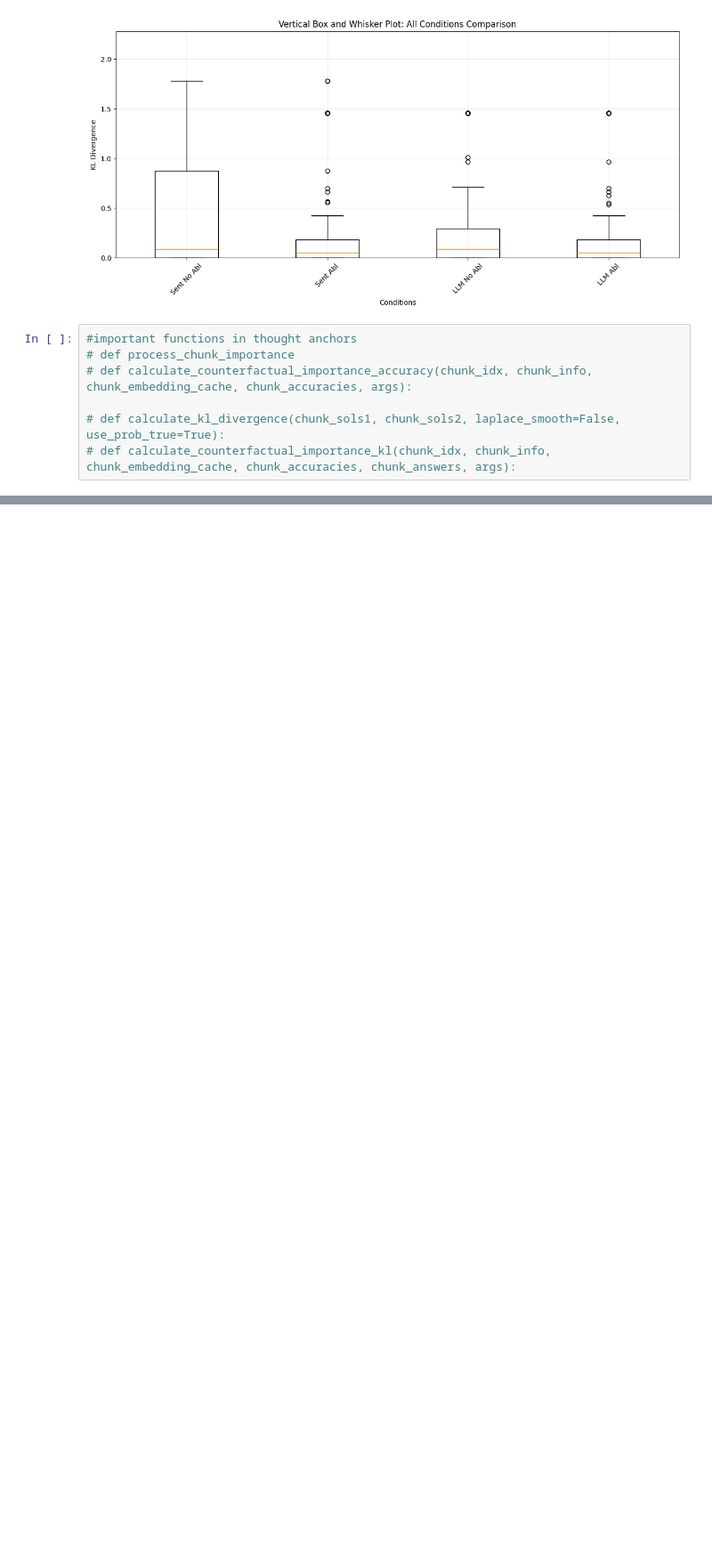
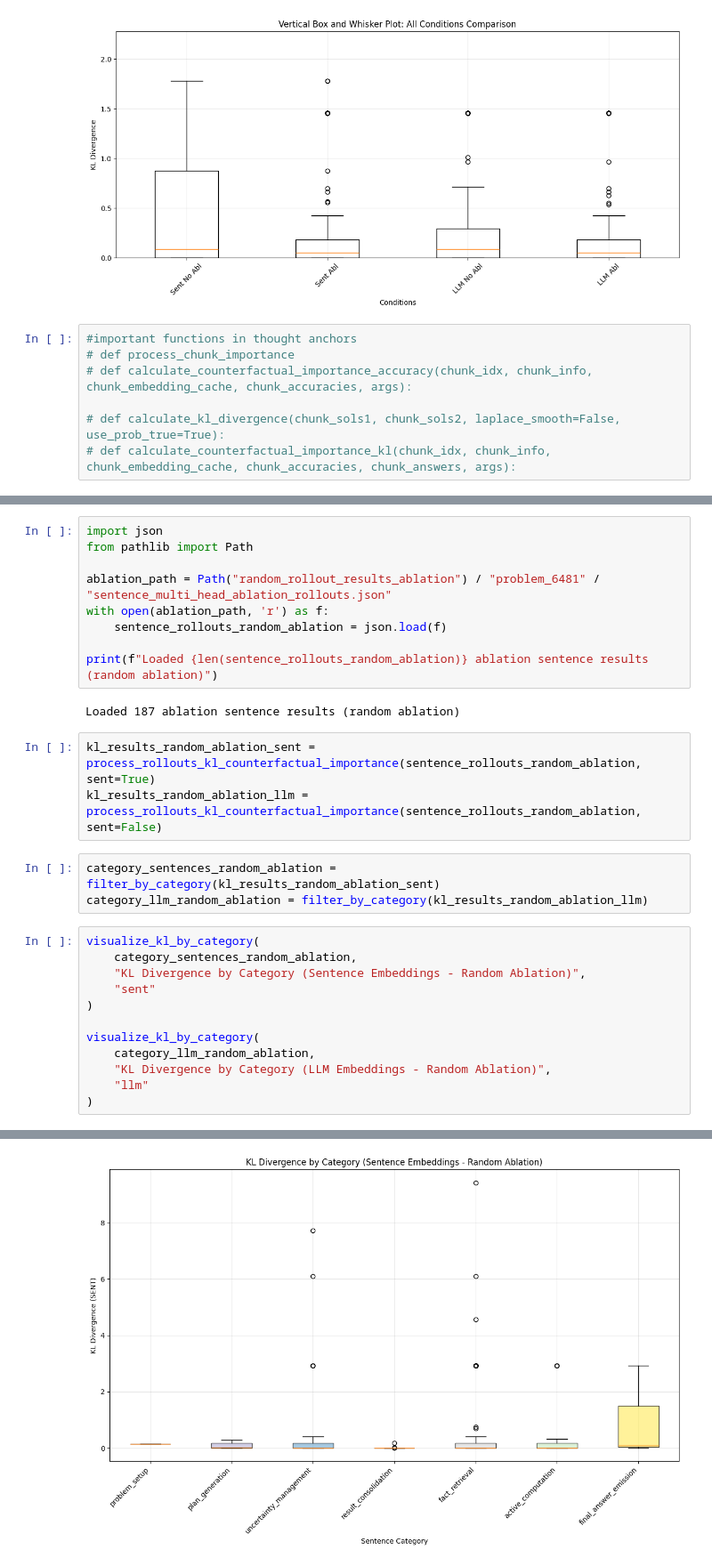
Before and after one commit to Realmbird/cot-counterfactual, a Jupyter notebook: analysize_rollouts.ipynb, the cells around one changed output, grey strips where cells are left out. Shown at 89% size. Saved outputs shown, nothing was run; the diff lists cells and outputs as text; blank space fills up the shorter version.

Commit message:
Added analysis random rollouts

```diff
--- a/analysize_rollouts.ipynb
+++ b/analysize_rollouts.ipynb
@@ -904,0 +902,30 @@ final_answer_emission: 2 sentences, 24 rollouts, mean=0.5613, median=0.5671, std
+# %%
+import json
+from pathlib import Path
+
+ablation_path = Path("random_rollout_results_ablation") / "problem_6481" / "sentence_multi_head_ablation_rollouts.json"
+with open(ablation_path, 'r') as f:
+    sentence_rollouts_random_ablation = json.load(f)
+
+print(f"Loaded {len(sentence_rollouts_random_ablation)} ablation sentence results (random ablation)")
+# %% [output]
+Loaded 187 ablation sentence results (random ablation)
+# %%
+kl_results_random_ablation_sent = process_rollouts_kl_counterfactual_importance(sentence_rollouts_random_ablation, sent=True)
+kl_results_random_ablation_llm = process_rollouts_kl_counterfactual_importance(sentence_rollouts_random_ablation, sent=False)
+# %%
+category_sentences_random_ablation = filter_by_category(kl_results_random_ablation_sent)
+category_llm_random_ablation = filter_by_category(kl_results_random_ablation_llm)
+# %%
+visualize_kl_by_category(
+    category_sentences_random_ablation,
+    "KL Divergence by Category (Sentence Embeddings - Random Ablation)",
+    "sent"
+)
+
+visualize_kl_by_category(
+    category_llm_random_ablation,
+    "KL Divergence by Category (LLM Embeddings - Random Ablation)",
+    "llm"
+)
+# %% [output]
@@ -904,0 +941 @@ final_answer_emission: 2 sentences, 24 rollouts, mean=0.5613, median=0.5671, std
+[figure, added]
```
Also changed, not shown: parts of 2 cells of this notebook.
